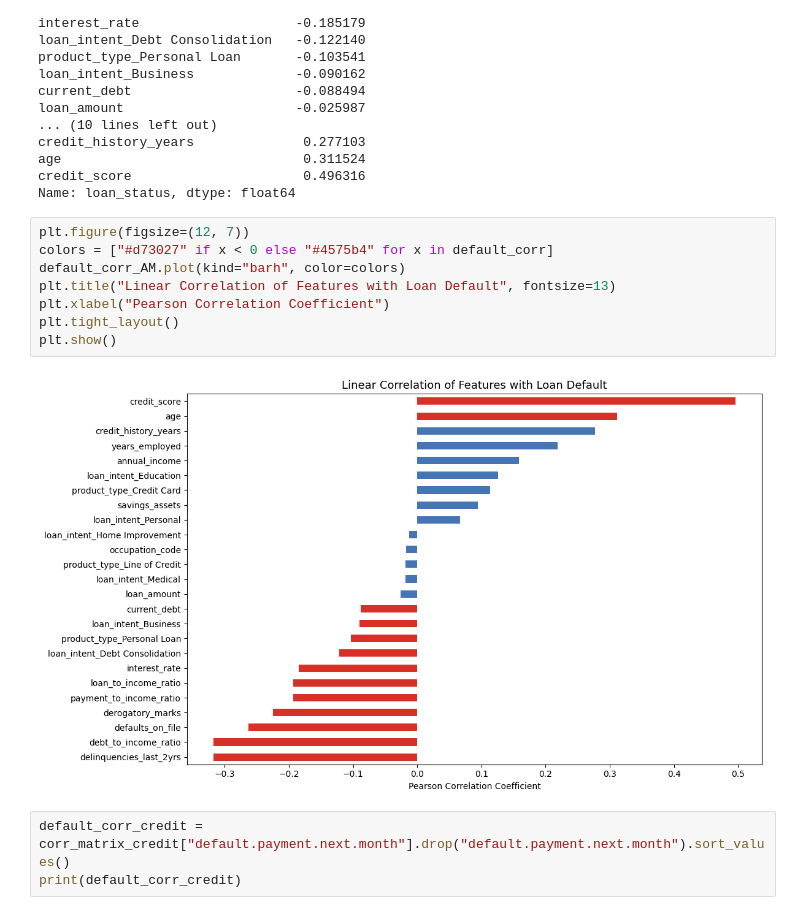
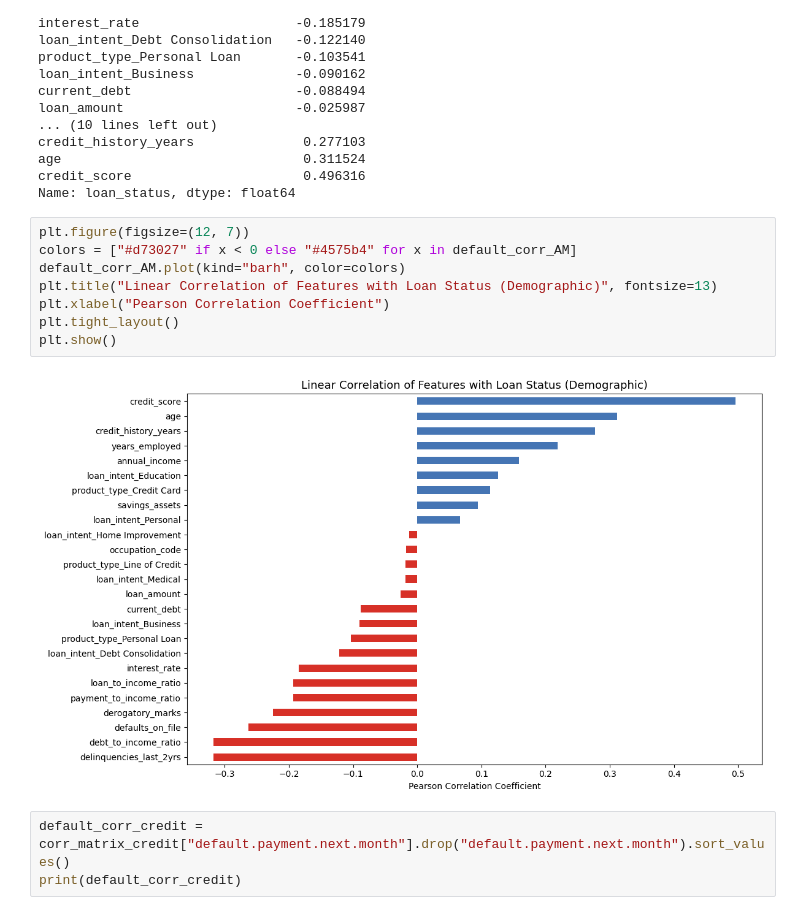
Before and after one commit to rish-ab/loan-predict, a Jupyter notebook: Loan_Detector.ipynb, the cells around one changed output. Cells and saved outputs as stored; diff of their text form.

```diff
--- a/Loan_Detector.ipynb
+++ b/Loan_Detector.ipynb
@@ -331,14 +334,14 @@ credit_score                      0.496316
 Name: loan_status, dtype: float64
 # %%
 plt.figure(figsize=(12, 7))
-colors = ["#d73027" if x < 0 else "#4575b4" for x in default_corr]
+colors = ["#d73027" if x < 0 else "#4575b4" for x in default_corr_AM]
 default_corr_AM.plot(kind="barh", color=colors)
-plt.title("Linear Correlation of Features with Loan Default", fontsize=13)
+plt.title("Linear Correlation of Features with Loan Status (Demographic)", fontsize=13)
 plt.xlabel("Pearson Correlation Coefficient")
 plt.tight_layout()
 plt.show()
 # %% [output]
-[figure, old version]
+[figure, new version]
 # %%
 default_corr_credit = corr_matrix_credit["default.payment.next.month"].drop("default.payment.next.month").sort_values()
 print(default_corr_credit)
```
Also changed, not shown: parts of 31 cells of this notebook, 4 other files.
